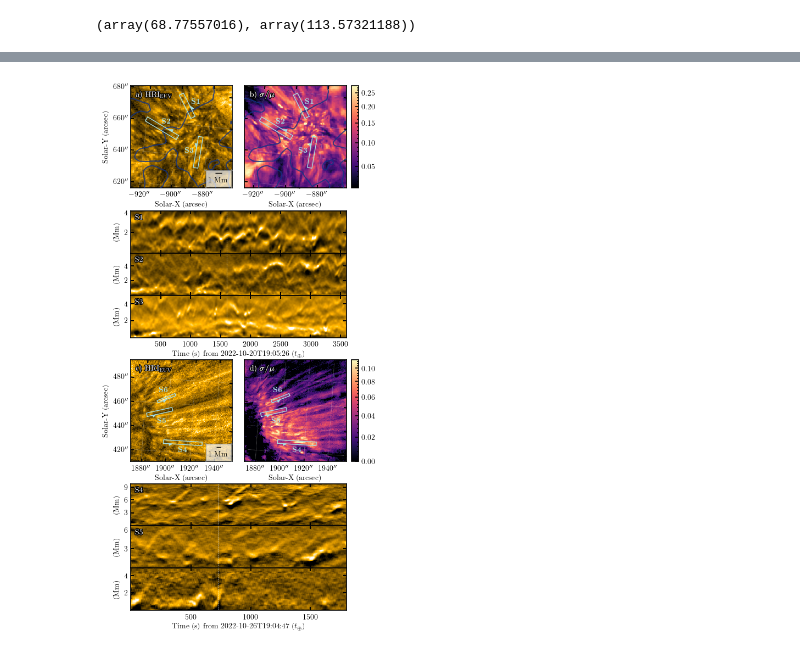
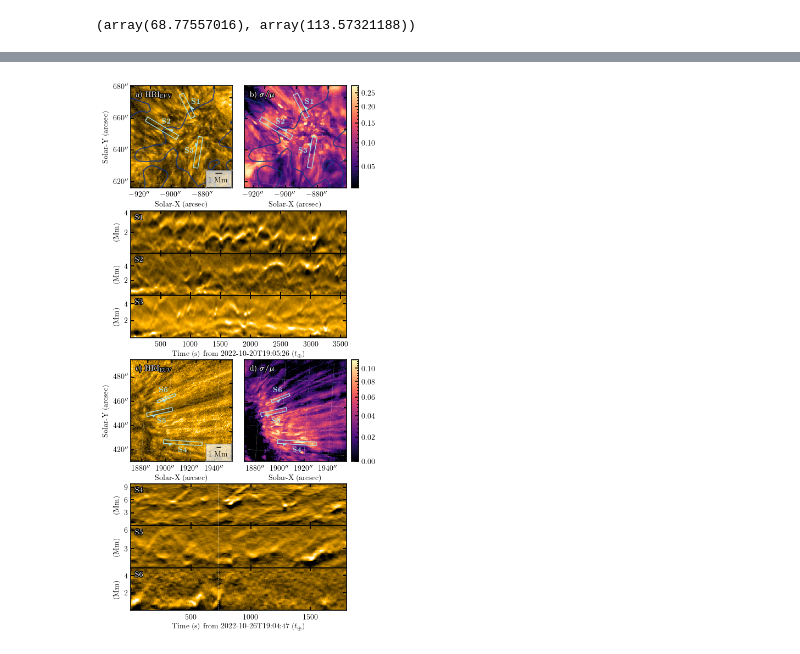
Before and after one commit to yjzhu-solar/EIS_DKIST_SolO, a Jupyter notebook: ipynb/ms_eis_eui_upflow/eui_stackplot.ipynb, the cells around one changed output, grey strips where cells are left out. Saved outputs shown, nothing was run; the diff lists cells and outputs as text; code cells hidden in the pictures.

```diff
--- a/ipynb/ms_eis_eui_upflow/eui_stackplot.ipynb
+++ b/ipynb/ms_eis_eui_upflow/eui_stackplot.ipynb
@@ -390,31 +401,34 @@ with rc_context(ms_style_dict):
     ax7.text(0.05, 0.95, r'\textbf{d)} $\boldsymbol{\sigma/\mu}$', transform=ax7.transAxes, color='white', fontsize=10,
                 ha='left', va='top', path_effects=[path_effects.withStroke(linewidth=2, foreground='black')])
 
     ax8.text(0.02, 0.92, r'\textbf{S4}', transform=ax8.transAxes, color='white', fontsize=10,
                 ha='left', va='top', path_effects=[path_effects.withStroke(linewidth=2, foreground='black')])
 
     ax9.text(0.02, 0.92, r'\textbf{S5}', transform=ax9.transAxes, color='white', fontsize=10,
                 ha='left', va='top', path_effects=[path_effects.withStroke(linewidth=2, foreground='black')])
 
+    ax10.text(0.02, 0.92, r'\textbf{S6}', transform=ax10.transAxes, color='white', fontsize=10,
+                ha='left', va='top', path_effects=[path_effects.withStroke(linewidth=2, foreground='black')])
+
     ax8.coords[0].set_ticklabel_visible(False)
     ax8.coords[0].axislabels.set_visible(False)
     ax8.coords[1].set_ticks(spacing=3*u.Mm)
     ax8.set_ylabel('(Mm)')
 
     ax9.coords[0].set_ticklabel_visible(False)
     ax9.coords[0].axislabels.set_visible(False)
     ax9.coords[1].set_ticks(spacing=3*u.Mm)
     ax9.set_ylabel('(Mm)')
 
     ax10.set_xlabel(r'Time (s) from {} ($t_{{\oplus}}$)'.format(hri_1026_map_seq[0].meta['date_ear'][:-4]),labelpad=0.8)
     ax10.set_ylabel('(Mm)')
     ax10.coords[1].set_ticks(spacing=2*u.Mm)
 
     fig.get_layout_engine().set(w_pad=1/72., h_pad=0., hspace=0,
                             wspace=0)
 
 
     plt.savefig("../../figs/ms_eis_eui_upflow/eui_upflow_stackplot.pdf", bbox_inches='tight', dpi=300)
     plt.show()
 # %% [output]
-[figure, old version]
+[figure, new version]
```
Also changed, not shown: parts of 2 cells of this notebook, 24 other files.
